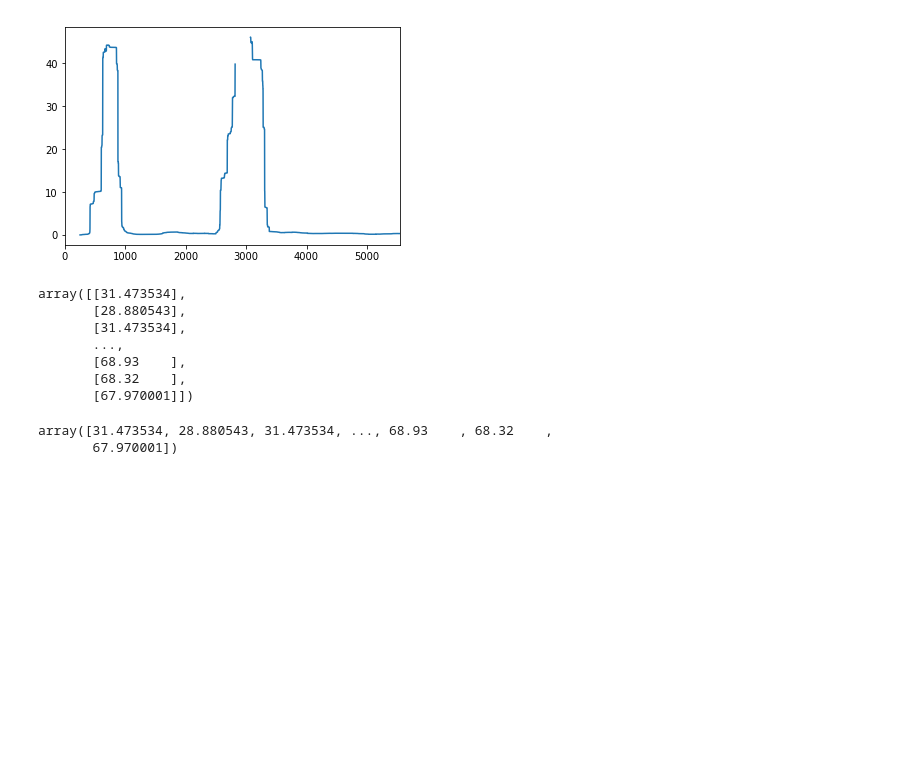
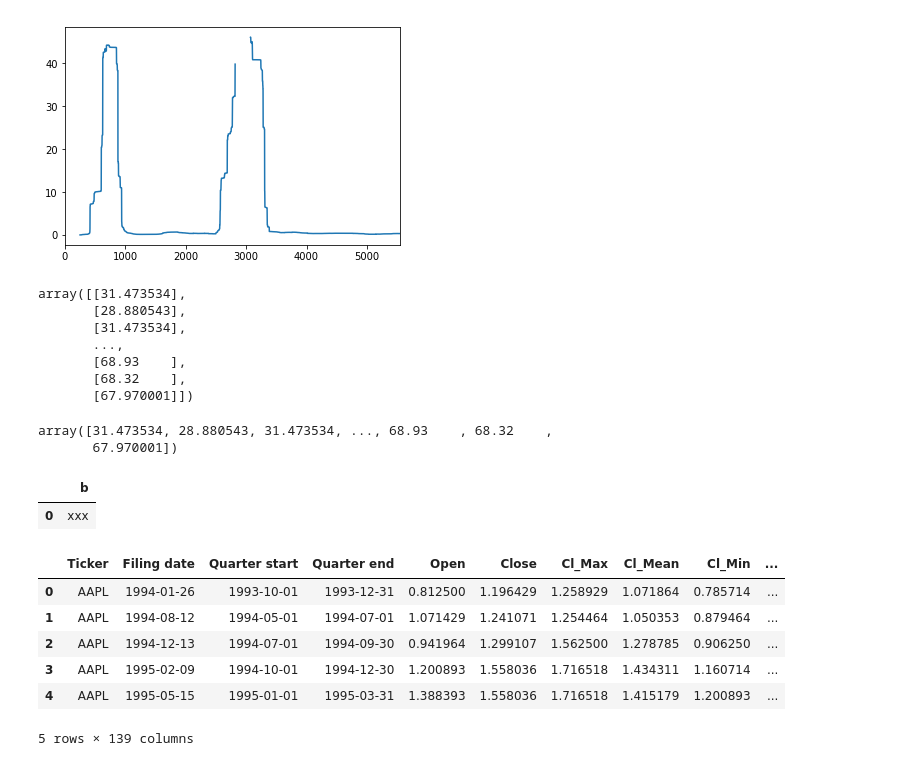
Before and after one commit to marcdumon/funda, a Jupyter notebook: src/data/Untitled.ipynb, the cells around one changed output. Drawn from its saved outputs; the diff is of its cells as text; code cells hidden in the pictures; blank space fills up the shorter version.

```diff
--- a/src/data/Untitled.ipynb
+++ b/src/data/Untitled.ipynb
@@ -191,0 +194,17 @@ array([31.473534, 28.880543, 31.473534, ..., 68.93    , 68.32    ,
+# %%
+df.drop('a', axis=1)
+# %% [output]
+|  | b |
+| 0 | xxx |
+# %%
+ticker='AAPL'
+ticker_interim_data = pd.read_csv(base_data_path + interim_data_path + 'interim_data/' + ticker + '.csv', index_col=0)
+ticker_interim_data.head()
+# %% [output]
+|  | Ticker | Filing date | Quarter start | Quarter end | Open | Close | Cl_Max | Cl_Mean | Cl_Min | ... |
+| 0 | AAPL | 1994-01-26 | 1993-10-01 | 1993-12-31 | 0.812500 | 1.196429 | 1.258929 | 1.071864 | 0.785714 | ... |
+| 1 | AAPL | 1994-08-12 | 1994-05-01 | 1994-07-01 | 1.071429 | 1.241071 | 1.254464 | 1.050353 | 0.879464 | ... |
+| 2 | AAPL | 1994-12-13 | 1994-07-01 | 1994-09-30 | 0.941964 | 1.299107 | 1.562500 | 1.278785 | 0.906250 | ... |
+| 3 | AAPL | 1995-02-09 | 1994-10-01 | 1994-12-30 | 1.200893 | 1.558036 | 1.716518 | 1.434311 | 1.160714 | ... |
+| 4 | AAPL | 1995-05-15 | 1995-01-01 | 1995-03-31 | 1.388393 | 1.558036 | 1.716518 | 1.415179 | 1.200893 | ... |
+5 rows × 139 columns
```
Also changed, not shown: parts of 6 cells of this notebook, 3 other files.
